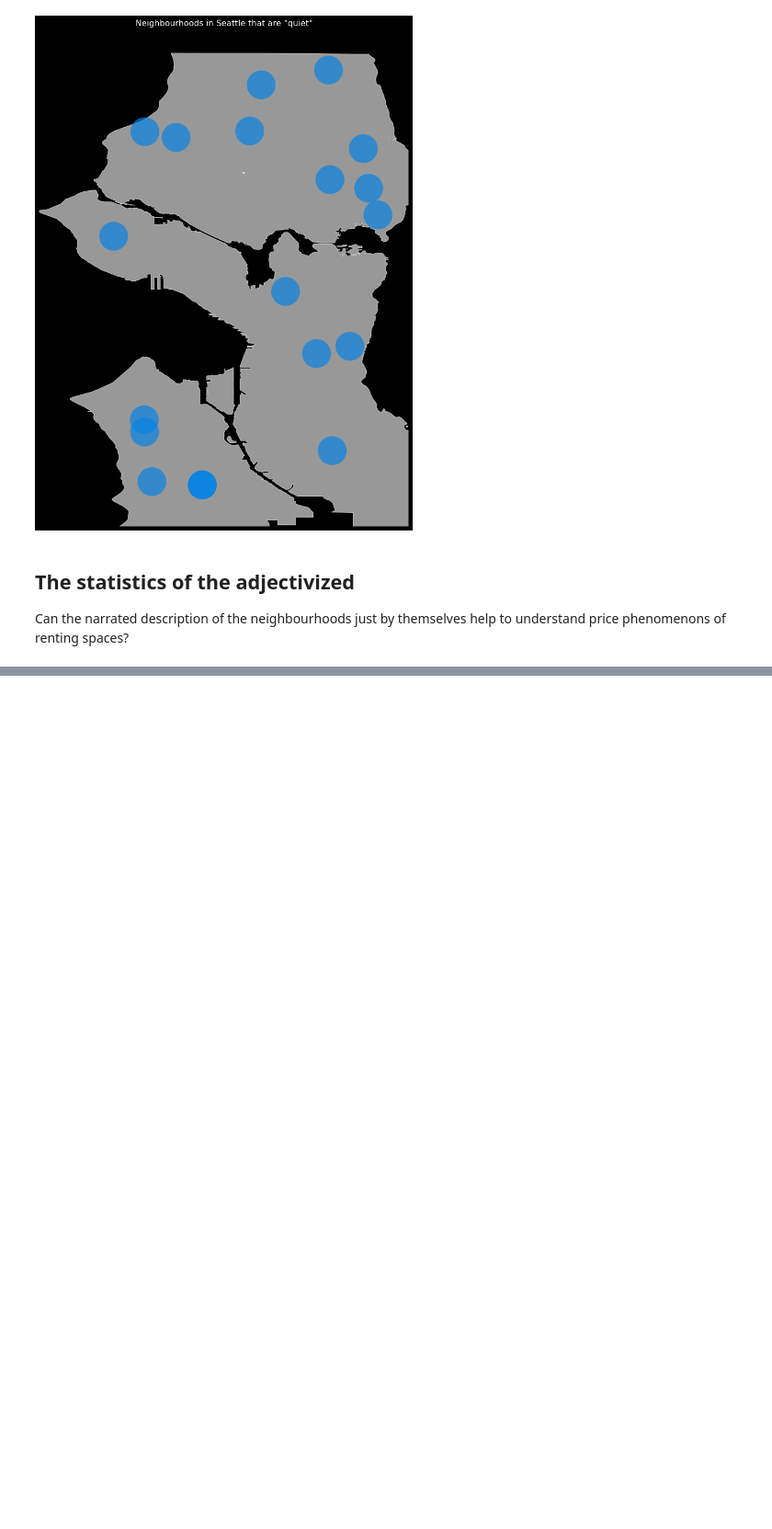
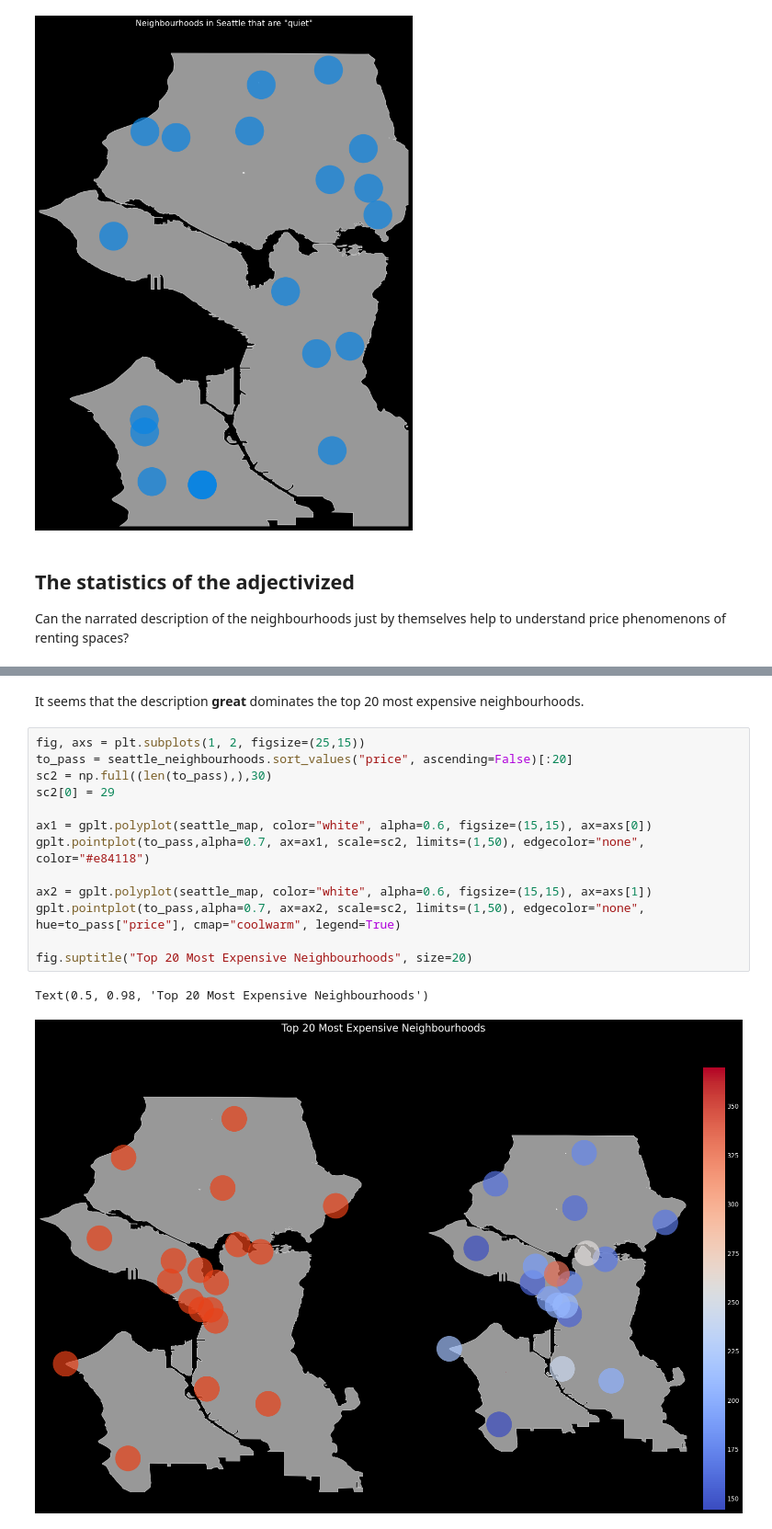
Before and after one commit to ivanachillee/seattle-senses, a Jupyter notebook: notebooks/SS_Cleaning_and_EDA.ipynb, the cells around one changed output, grey strips where cells are left out. Shown at 92% size. Drawn from its saved outputs; the diff is of its cells as text; blank space fills up the shorter version.

```diff
--- a/notebooks/SS_Cleaning_and_EDA.ipynb
+++ b/notebooks/SS_Cleaning_and_EDA.ipynb
@@ -657,0 +733,18 @@ Can the narrated description of the neighbourhoods just by themselves help to un
+# %% [markdown]
+It seems that the description **great** dominates the top 20 most expensive neighbourhoods.
+# %%
+fig, axs = plt.subplots(1, 2, figsize=(25,15))
+to_pass = seattle_neighbourhoods.sort_values("price", ascending=False)[:20]
+sc2 = np.full((len(to_pass),),30)
+sc2[0] = 29
+
+ax1 = gplt.polyplot(seattle_map, color="white", alpha=0.6, figsize=(15,15), ax=axs[0])
+gplt.pointplot(to_pass,alpha=0.7, ax=ax1, scale=sc2, limits=(1,50), edgecolor="none", color="#e84118")
+
+ax2 = gplt.polyplot(seattle_map, color="white", alpha=0.6, figsize=(15,15), ax=axs[1])
+gplt.pointplot(to_pass,alpha=0.7, ax=ax2, scale=sc2, limits=(1,50), edgecolor="none", hue=to_pass["price"], cmap="coolwarm", legend=True)
+
+fig.suptitle("Top 20 Most Expensive Neighbourhoods", size=20)
+# %% [output]
+Text(0.5, 0.98, 'Top 20 Most Expensive Neighbourhoods')
+[figure, added]
```
Also changed, not shown: parts of 16 cells of this notebook.
